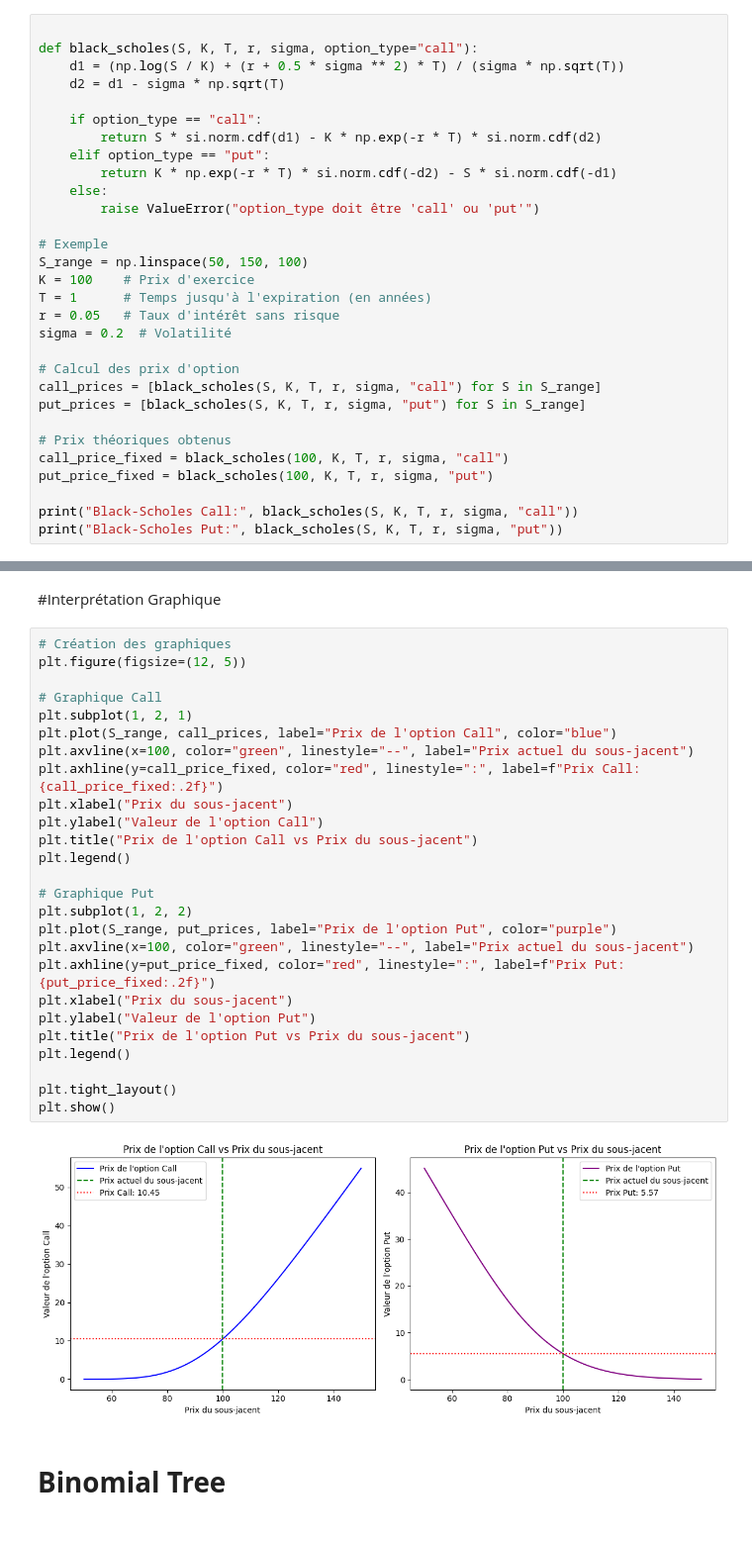
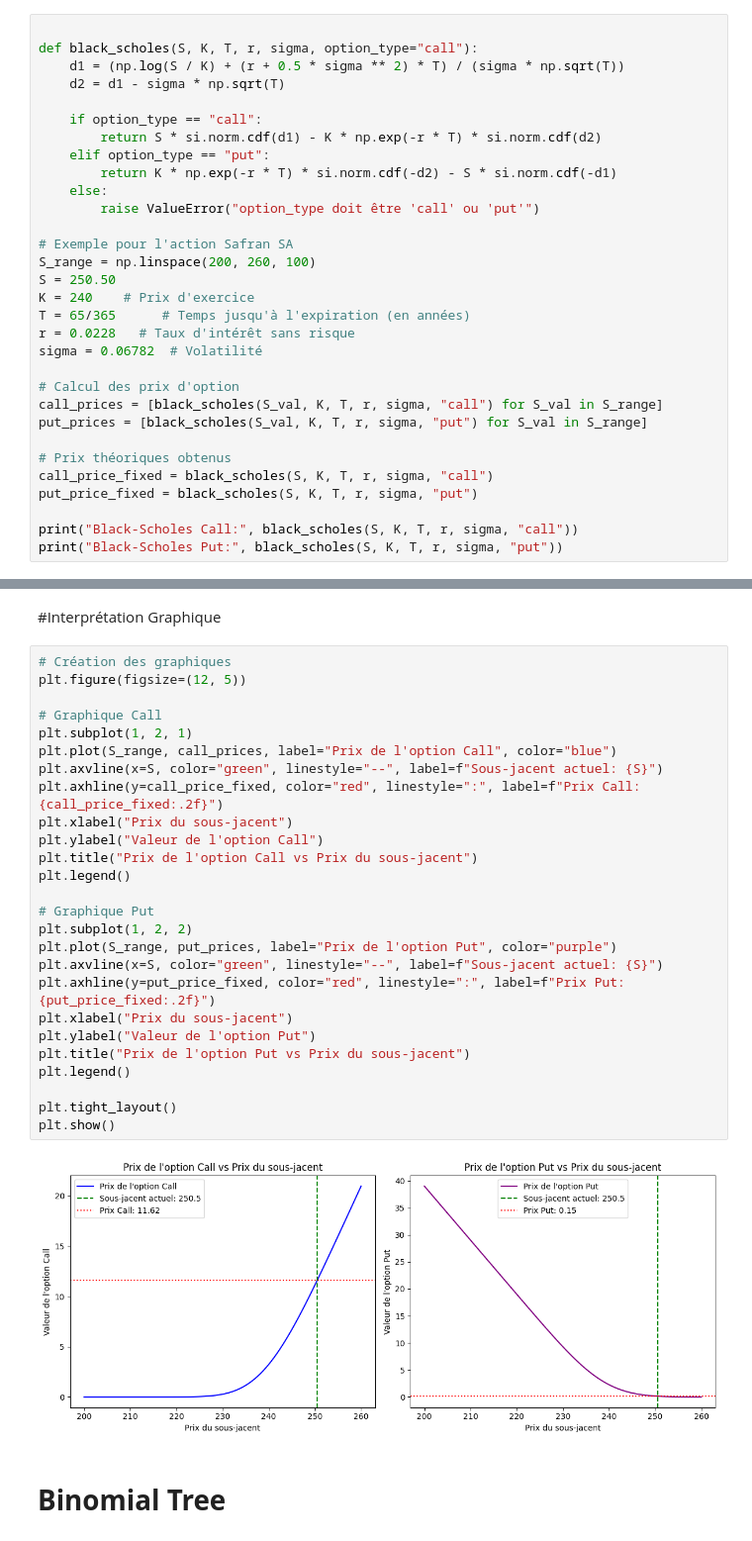
Before and after one commit to MalekGroune57/IAE_METZ_DATA_2025_GRP3, a Jupyter notebook: dossier.ipynb, the cells around one changed output, grey strips where cells are left out. Shown at 99% size. Saved outputs shown, nothing was run; the diff lists cells and outputs as text.

```diff
--- a/dossier.ipynb
+++ b/dossier.ipynb
@@ -82,20 +82,21 @@ def black_scholes(S, K, T, r, sigma, option_type="call"):
     else:
         raise ValueError("option_type doit être 'call' ou 'put'")
 
-# Exemple
-S_range = np.linspace(50, 150, 100)
-K = 100    # Prix d'exercice
-T = 1      # Temps jusqu'à l'expiration (en années)
-r = 0.05   # Taux d'intérêt sans risque
-sigma = 0.2  # Volatilité
+# Exemple pour l'action Safran SA
+S_range = np.linspace(200, 260, 100)
+S = 250.50
+K = 240    # Prix d'exercice
+T = 65/365      # Temps jusqu'à l'expiration (en années)
+r = 0.0228   # Taux d'intérêt sans risque
+sigma = 0.06782  # Volatilité
 
 # Calcul des prix d'option
-call_prices = [black_scholes(S, K, T, r, sigma, "call") for S in S_range]
-put_prices = [black_scholes(S, K, T, r, sigma, "put") for S in S_range]
+call_prices = [black_scholes(S_val, K, T, r, sigma, "call") for S_val in S_range]
+put_prices = [black_scholes(S_val, K, T, r, sigma, "put") for S_val in S_range]
 
 # Prix théoriques obtenus
-call_price_fixed = black_scholes(100, K, T, r, sigma, "call")
-put_price_fixed = black_scholes(100, K, T, r, sigma, "put")
+call_price_fixed = black_scholes(S, K, T, r, sigma, "call")
+put_price_fixed = black_scholes(S, K, T, r, sigma, "put")
 
 print("Black-Scholes Call:", black_scholes(S, K, T, r, sigma, "call"))
 print("Black-Scholes Put:", black_scholes(S, K, T, r, sigma, "put"))
@@ -107,31 +108,31 @@ Black-Scholes Put: 5.573526022256971
 # %%
 # Création des graphiques
 plt.figure(figsize=(12, 5))
 
 # Graphique Call
 plt.subplot(1, 2, 1)
 plt.plot(S_range, call_prices, label="Prix de l'option Call", color="blue")
-plt.axvline(x=100, color="green", linestyle="--", label="Prix actuel du sous-jacent")
+plt.axvline(x=S, color="green", linestyle="--", label=f"Sous-jacent actuel: {S}")
 plt.axhline(y=call_price_fixed, color="red", linestyle=":", label=f"Prix Call: {call_price_fixed:.2f}")
 plt.xlabel("Prix du sous-jacent")
 plt.ylabel("Valeur de l'option Call")
 plt.title("Prix de l'option Call vs Prix du sous-jacent")
 plt.legend()
 
 # Graphique Put
 plt.subplot(1, 2, 2)
 plt.plot(S_range, put_prices, label="Prix de l'option Put", color="purple")
-plt.axvline(x=100, color="green", linestyle="--", label="Prix actuel du sous-jacent")
+plt.axvline(x=S, color="green", linestyle="--", label=f"Sous-jacent actuel: {S}")
 plt.axhline(y=put_price_fixed, color="red", linestyle=":", label=f"Prix Put: {put_price_fixed:.2f}")
 plt.xlabel("Prix du sous-jacent")
 plt.ylabel("Valeur de l'option Put")
 plt.title("Prix de l'option Put vs Prix du sous-jacent")
 plt.legend()
 
 plt.tight_layout()
 plt.show()
 # %% [output]
-[figure, old version]
+[figure, new version]
 # %% [markdown]
 # **Binomial Tree**
 # %% [markdown]
```
Also changed, not shown: parts of 4 cells of this notebook.
